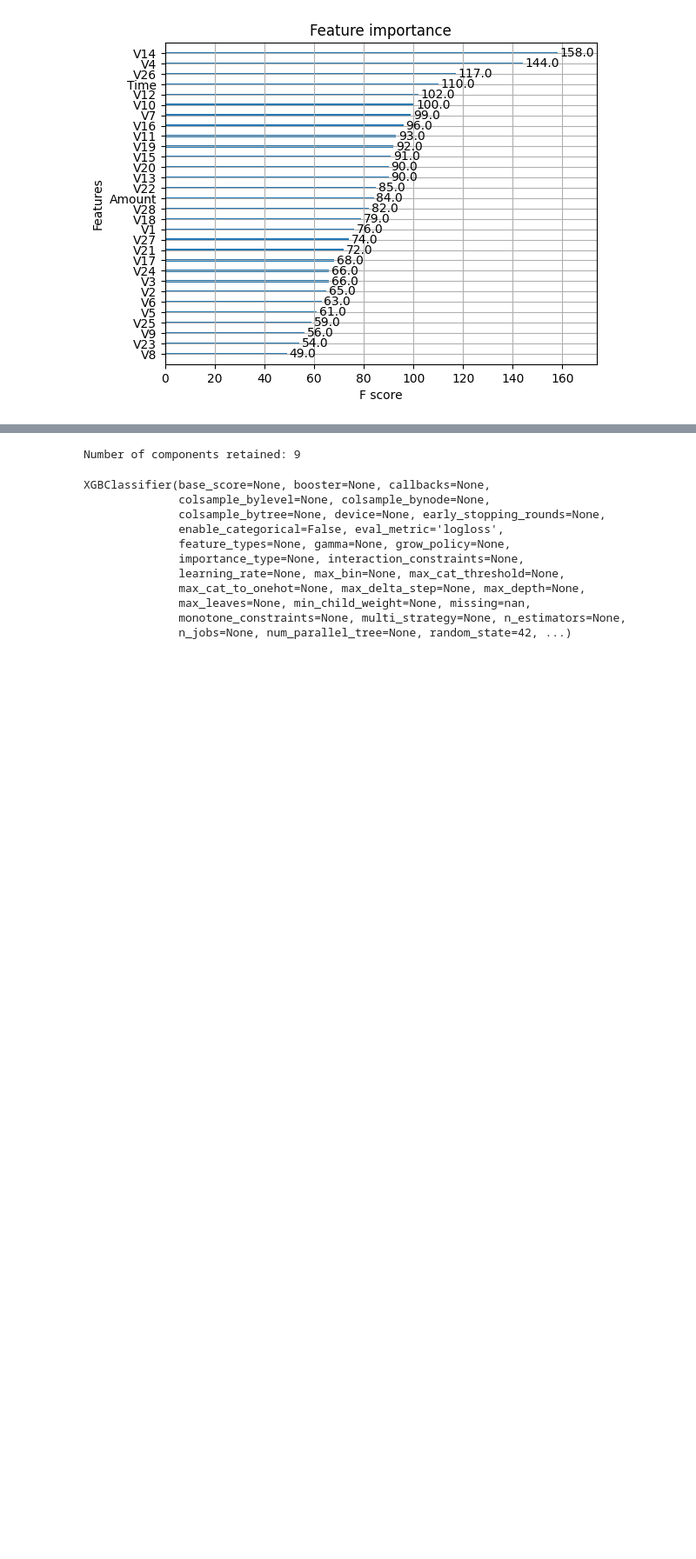
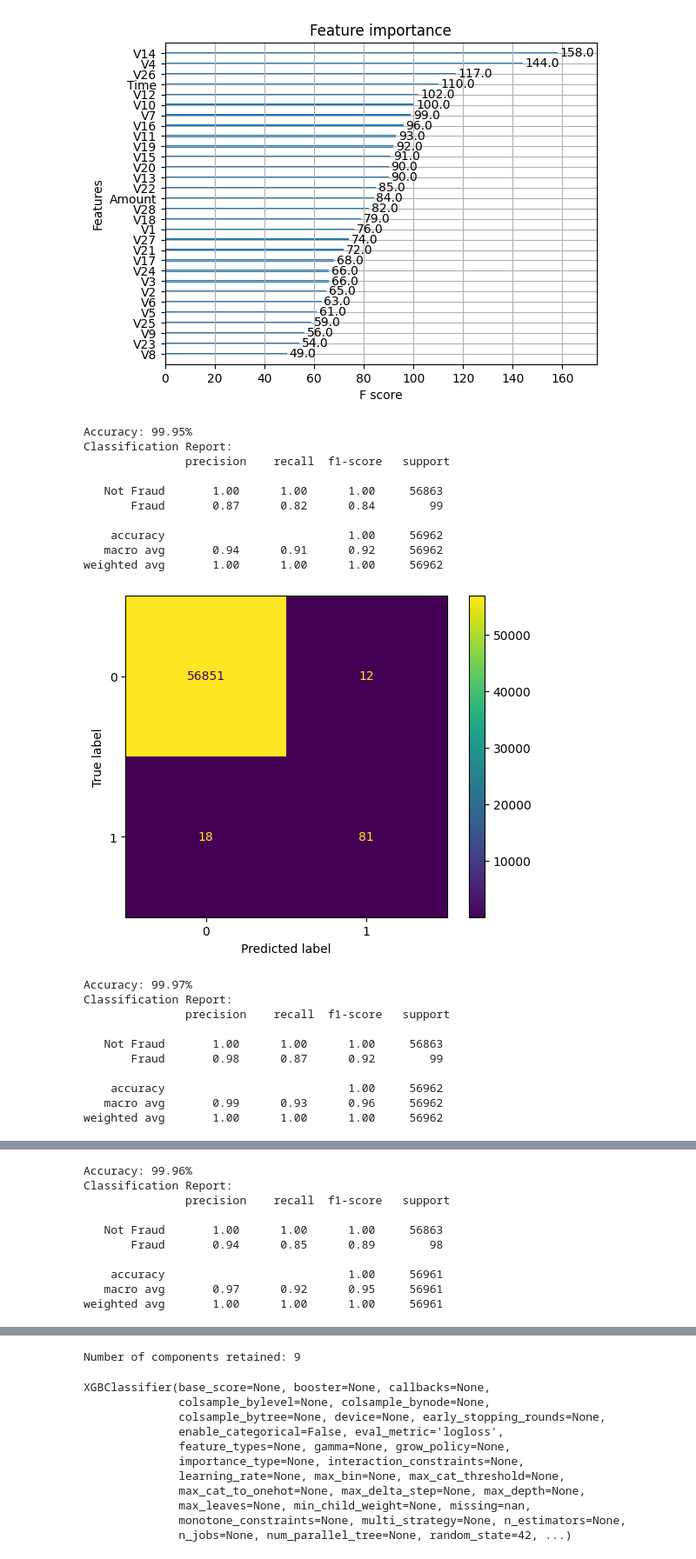
Before and after one commit to Fatema080136/credit_card_fraud_detection, a Jupyter notebook: credit_fraud_detection.ipynb, the cells around one changed output, grey strips where cells are left out. Shown at 87% size. Drawn from its saved outputs; the diff is of its cells as text; code cells hidden in the pictures; blank space fills up the shorter version.

```diff
--- a/credit_fraud_detection.ipynb
+++ b/credit_fraud_detection.ipynb
@@ -136,8 +136,7 @@ Image(filename = PATH + "PR_fraud_detection.png", width=400, height=300)
 # %%
 # Initialize the XGBoost classifier
 model = XGBClassifier(scale_pos_weight=1,
-                          eval_metric='logloss',
-                          random_state=42)
+                          eval_metric='logloss')
 
 # Train the model
 model.fit(X_train_balanced, y_train_balanced)
@@ -163,3 +162,39 @@ plot_importance(model, importance_type='weight')
 plt.show()
 # %% [output]
 [figure]
+# %%
+from sklearn.model_selection import StratifiedKFold
+
+kfold = StratifiedKFold(n_splits=5, shuffle=True, random_state=42)
+# %%
+# K-fold Cross-Validation
+for train_index, test_index in kfold.split(X, y):
+    X_train, X_test = X.iloc[train_index], X.iloc[test_index]
+    y_train, y_test = y.iloc[train_index], y.iloc[test_index]
+    X_balanced, y_balanced  = ros.fit_resample(X_train, y_train)
+    model.fit(X_balanced, y_balanced)
+
+    # Call prediction method
+    model_prediction_result(model, X_test)
+# %% [output]
+Accuracy: 99.95%
+Classification Report:
+               precision    recall  f1-score   support
+
+   Not Fraud       1.00      1.00      1.00     56863
+       Fraud       0.87      0.82      0.84        99
+
+    accuracy                           1.00     56962
+   macro avg       0.94      0.91      0.92     56962
+weighted avg       1.00      1.00      1.00     56962
+[figure, added]
+Accuracy: 99.97%
+Classification Report:
+               precision    recall  f1-score   support
+
+   Not Fraud       1.00      1.00      1.00     56863
+       Fraud       0.98      0.87      0.92        99
+
+    accuracy                           1.00     56962
+   macro avg       0.99      0.93      0.96     56962
+weighted avg       1.00      1.00      1.00     56962
@@ -165,0 +202,10 @@ plt.show()
+Accuracy: 99.96%
+Classification Report:
+               precision    recall  f1-score   support
+
+   Not Fraud       1.00      1.00      1.00     56863
+       Fraud       0.94      0.85      0.89        98
+
+    accuracy                           1.00     56961
+   macro avg       0.97      0.92      0.95     56961
+weighted avg       1.00      1.00      1.00     56961
```
Also changed, not shown: parts of 1 cell of this notebook, 1 other file.
